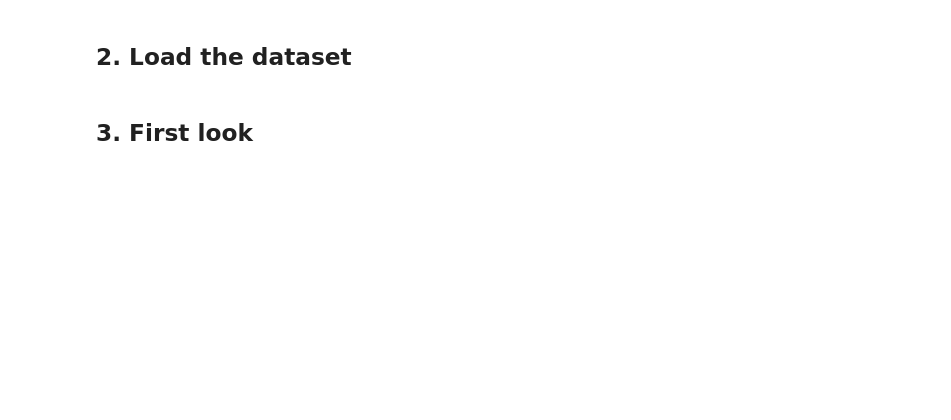
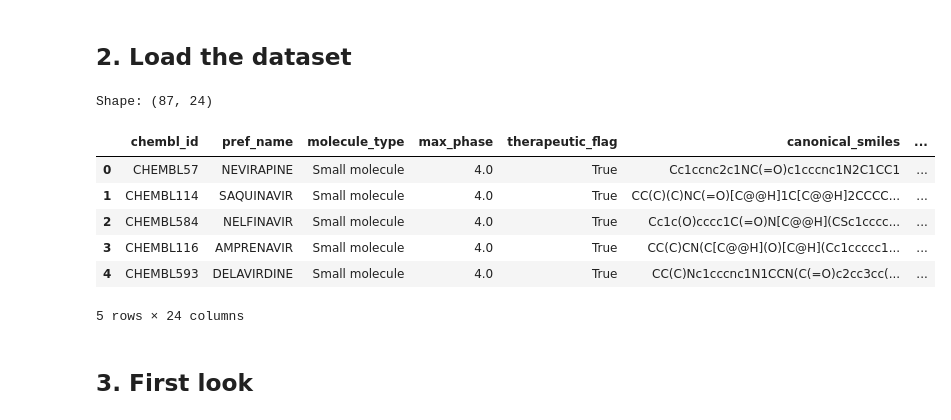
Before and after one commit to KatieKimberling/ADS-599-CAPSTONE-Team-8, a Jupyter notebook: notebooks/Team8_Data_EDA_Template.ipynb, the cells around one changed output. Cells and saved outputs as stored; diff of their text form; code cells hidden in the pictures; blank space fills up the shorter version.

```diff
--- a/notebooks/Team8_Data_EDA_Template.ipynb
+++ b/notebooks/Team8_Data_EDA_Template.ipynb
@@ -44,11 +54,20 @@ dataset_notes
 # %% [markdown]
 ## 2. Load the dataset
 # %%
-DATA_PATH = "data/raw/replace_with_file.csv"
+DATA_PATH = "../data/clean_j05_antivirals.csv"
 df = pd.read_csv(DATA_PATH)
 
 print("Shape:", df.shape)
 df.head()
+# %% [output]
+Shape: (87, 24)
+|  | chembl_id | pref_name | molecule_type | max_phase | therapeutic_flag | canonical_smiles | ... |
+| 0 | CHEMBL57 | NEVIRAPINE | Small molecule | 4.0 | True | Cc1ccnc2c1NC(=O)c1cccnc1N2C1CC1 | ... |
+| 1 | CHEMBL114 | SAQUINAVIR | Small molecule | 4.0 | True | CC(C)(C)NC(=O)[C@@H]1C[C@@H]2CCCC... | ... |
+| 2 | CHEMBL584 | NELFINAVIR | Small molecule | 4.0 | True | Cc1c(O)cccc1C(=O)N[C@@H](CSc1cccc... | ... |
+| 3 | CHEMBL116 | AMPRENAVIR | Small molecule | 4.0 | True | CC(C)CN(C[C@@H](O)[C@H](Cc1ccccc1... | ... |
+| 4 | CHEMBL593 | DELAVIRDINE | Small molecule | 4.0 | True | CC(C)Nc1cccnc1N1CCN(C(=O)c2cc3cc(... | ... |
+5 rows × 24 columns
 # %% [markdown]
 ## 3. First look
 # %%
```
Also changed, not shown: parts of 25 cells of this notebook.
